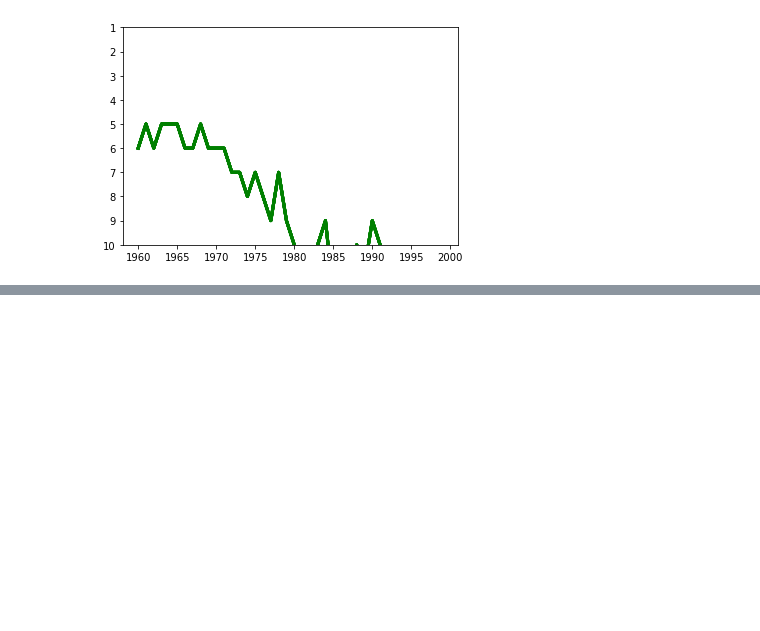
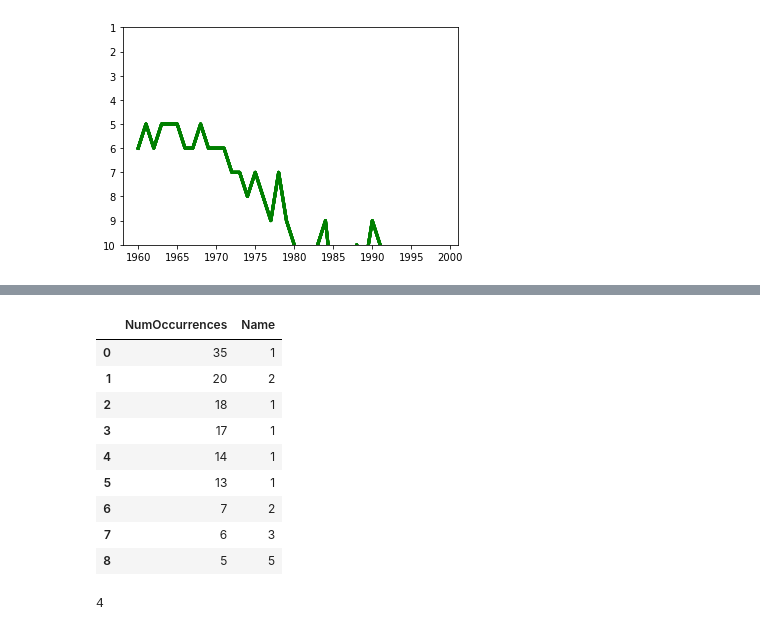
Before and after one commit to MrLRTripp/NameSurfer, a Jupyter notebook: namesurfer.ipynb, the cells around one changed output, grey strips where cells are left out. Saved outputs shown, nothing was run; the diff lists cells and outputs as text; code cells hidden in the pictures; blank space fills up the shorter version.

```diff
--- a/namesurfer.ipynb
+++ b/namesurfer.ipynb
@@ -245,0 +327,18 @@ fig
+# %%
+count_of_occurrences_df = dn.groupby('NumOccurrences').count().sort_values('NumOccurrences',ascending=False).reset_index()
+count_of_occurrences_df
+# %% [output]
+|  | NumOccurrences | Name |
+| 0 | 35 | 1 |
+| 1 | 20 | 2 |
+| 2 | 18 | 1 |
+| 3 | 17 | 1 |
+| 4 | 14 | 1 |
+| 5 | 13 | 1 |
+| 6 | 7 | 2 |
+| 7 | 6 | 3 |
+| 8 | 5 | 5 |
+# %%
+count_of_occurrences_df[count_of_occurrences_df['NumOccurrences']>18]['Name'].sum() + 1
+# %% [output]
+4
```
Also changed, not shown: parts of 26 cells of this notebook.
